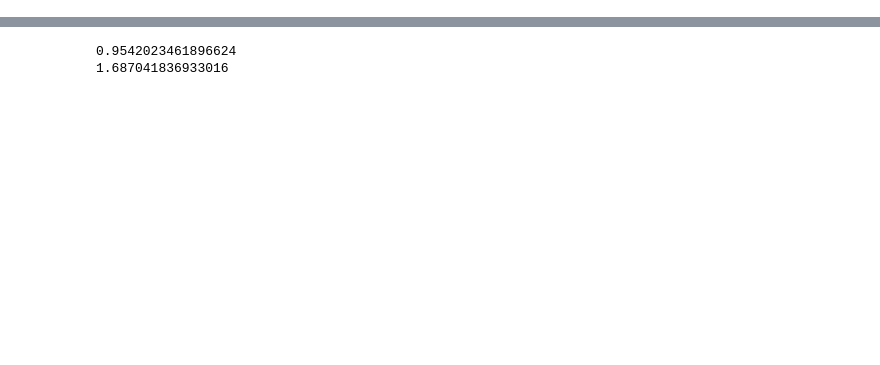
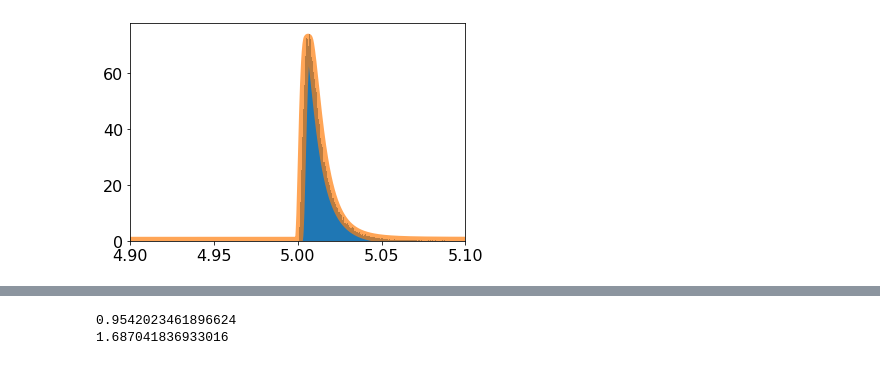
Before and after one commit to IgorBanin/Phys434, a Jupyter notebook: Lab1.ipynb, the cells around one changed output, grey strips where cells are left out. Cells and saved outputs as stored; diff of their text form; code cells hidden in the pictures; blank space fills up the shorter version.

```diff
--- a/Lab1.ipynb
+++ b/Lab1.ipynb
@@ -20,0 +26,13 @@ The negative sign in the ppf means that the sigma value is less than the mean.
+# %%
+s = 0.7 # shape parameter
+d = stats.lognorm.rvs(s, loc = 5., scale = 0.01, size = 100000)
+
+fig, ax = plt.subplots(1, 1)
+ax.hist(d,500, density=True)
+plt.tick_params(labelsize = 16)
+plt.xlim([4.90,5.10])
+x = np.linspace(4.90,5.10,1000)
+ax.plot(x,stats.lognorm.pdf(x, s, loc = 5., scale = 0.01),linewidth = 8,alpha = 0.7)
+plt.show()
+# %% [output]
+[figure, added]
```
Also changed, not shown: parts of 17 cells of this notebook.
